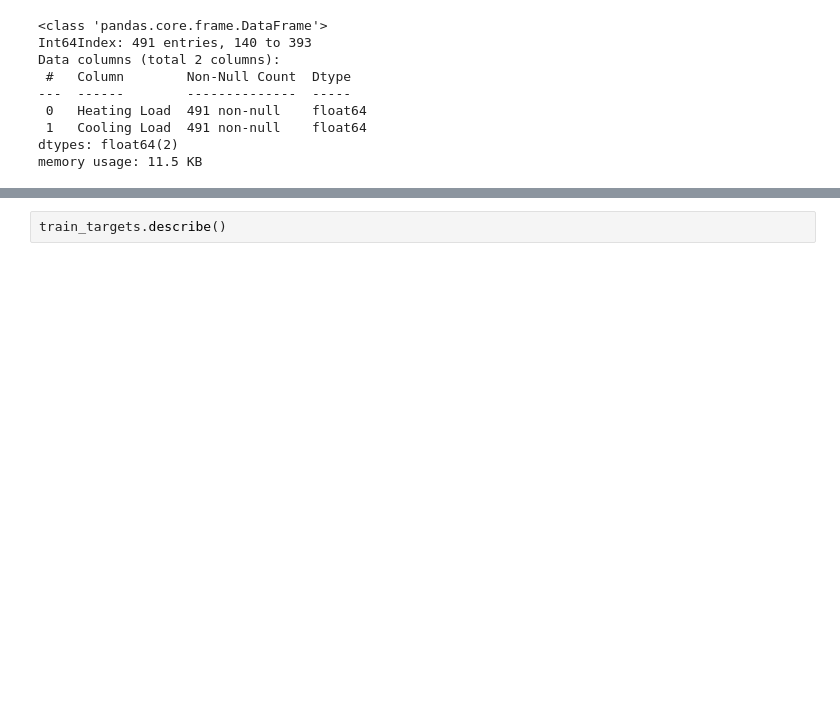
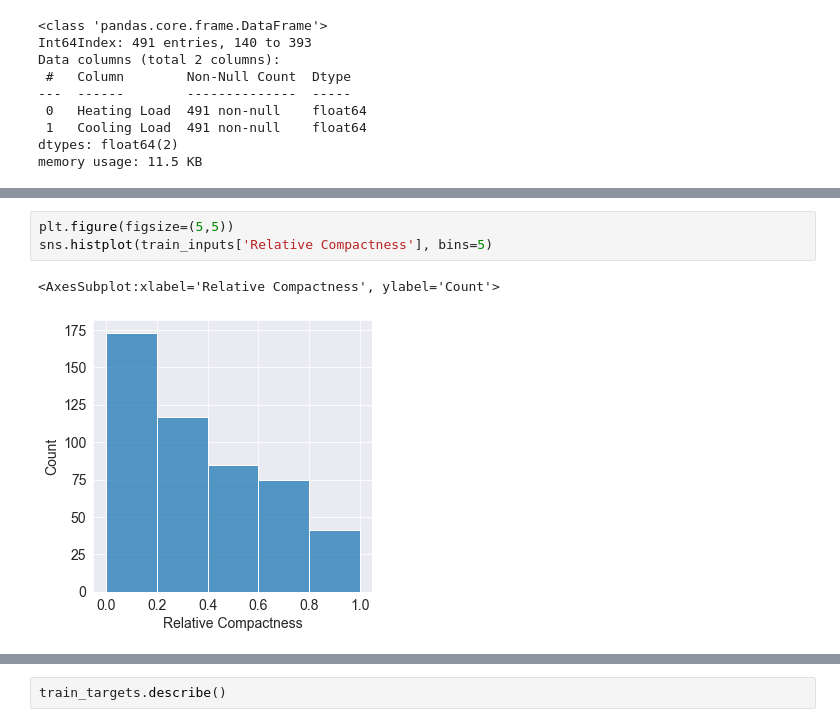
Before and after one commit to Utkarsh736/Energy_Efficiency, a Jupyter notebook: energy-efficiency-prediction.ipynb, the cells around one changed output, grey strips where cells are left out. Saved outputs shown, nothing was run; the diff lists cells and outputs as text; blank space fills up the shorter version.

Commit message:
[Added]Plot for EDA

```diff
--- a/energy-efficiency-prediction.ipynb
+++ b/energy-efficiency-prediction.ipynb
@@ -167,3 +168,9 @@ memory usage: 11.5 KB
+# %%
+plt.figure(figsize=(5,5))
+sns.histplot(train_inputs['Relative Compactness'], bins=5)
+# %% [output]
+<AxesSubplot:xlabel='Relative Compactness', ylabel='Count'>
+[figure, added]
 # %%
 train_inputs.describe()
 # %% [output]
```
Also changed, not shown: parts of 4 cells of this notebook.
